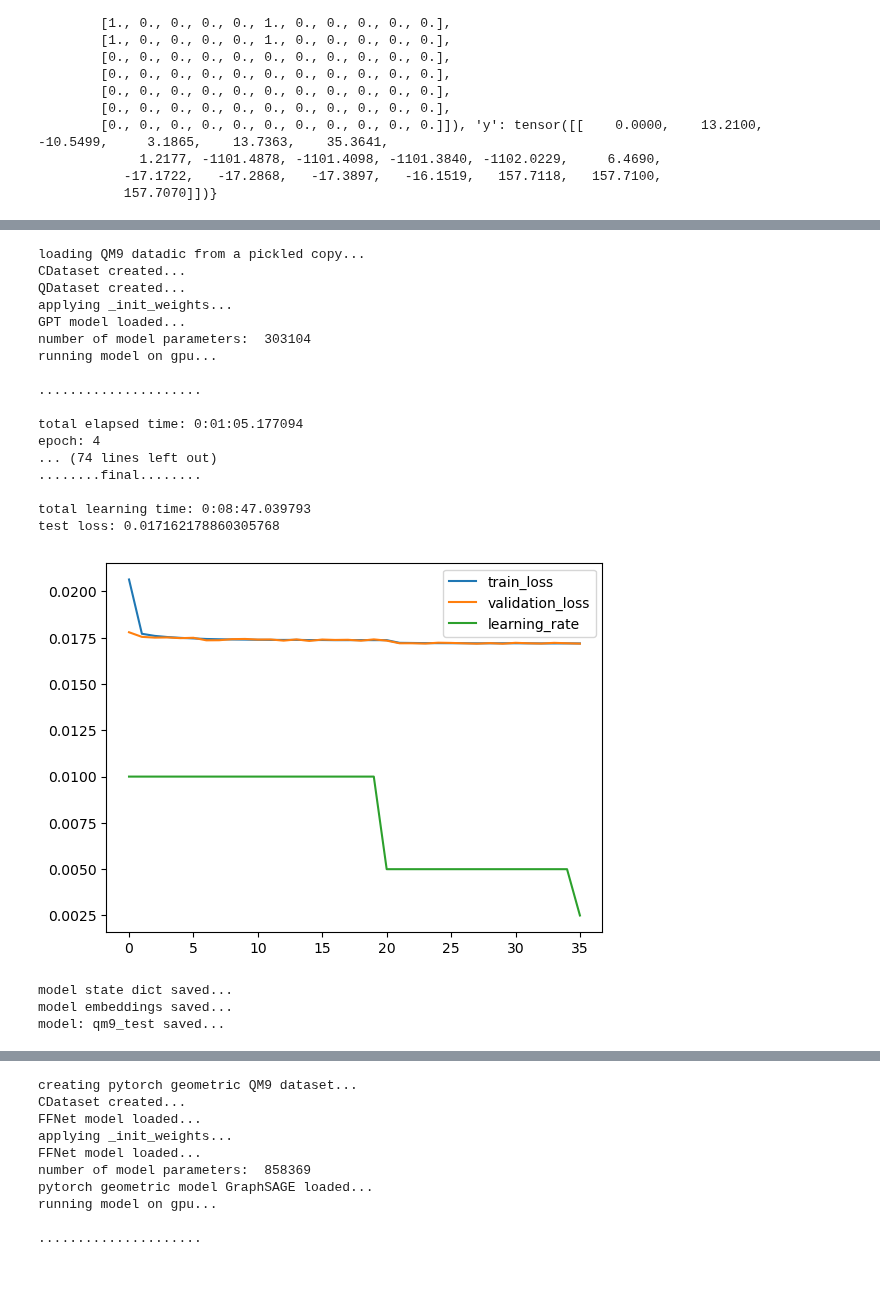
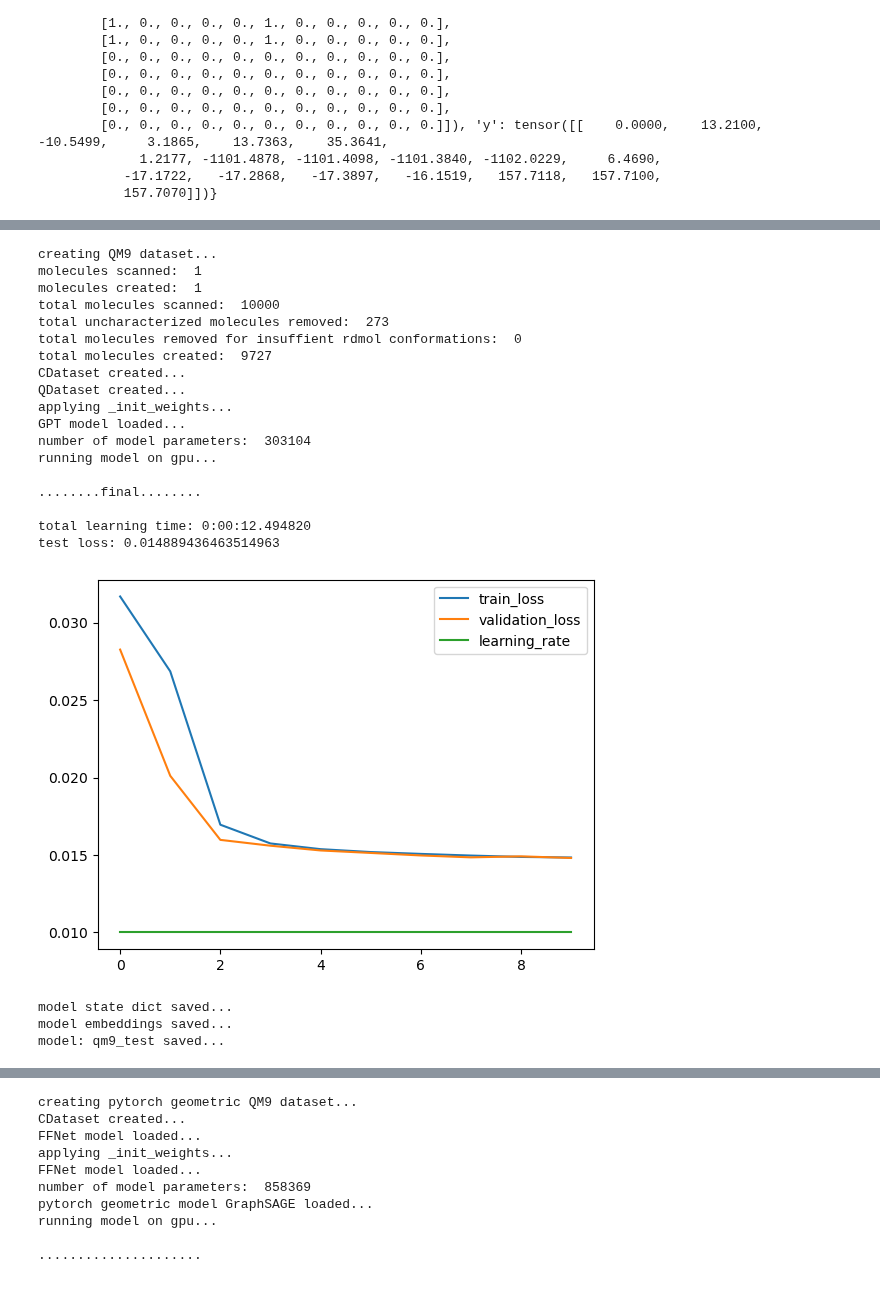
Before and after one commit to icanswim/qchem, a Jupyter notebook: experiment.ipynb, the cells around one changed output, grey strips where cells are left out. Saved outputs shown, nothing was run; the diff lists cells and outputs as text; code cells hidden in the pictures.

Commit message:
finish tests then push to main

```diff
--- a/experiment.ipynb
+++ b/experiment.ipynb
@@ -1106,7 +1113,7 @@ ds_param = {'train_param': {'input_dict': {'tokens': ['tokens']},
                             'transforms': {'tokens': [Encode(vocab=srt_vocab, pad_token='[PAD]'),
                                                       Pad1d(d_seq+1), AsTensor()]},
                             #'filter_on': ('n_atoms','>','20'),
-                            #'n': 10000, #non-random subset for testing,
+                            'n': 10000, #non-random subset for testing,
                             'use_pickle': 'qm9_seq_10.pkl', #use pickle if exists otherwise create
                             'n_conformers': 10,
                             'dict2data': True,
@@ -1135,43 +1142,44 @@ opt_param = {'lr': 0.01}
 crit_param = {}
 
 sample_param = {'set_seed': 88,
                 'splits': (.7,.15)}
 
 sched_param = {'factor': .5,
                'patience': 5,
                'cooldown': 5}
 
 learn = Learn([QM9_seq],
               GPT,
               Metrics=Metrics,
               Sampler=Selector,
               Optimizer=Adam,
               Scheduler=ReduceLROnPlateau,
               Criterion=CrossEntropyLoss,
               model_param=model_param, ds_param=ds_param, sample_param=sample_param,
               opt_param=opt_param, sched_param=sched_param, crit_param=crit_param,
               metrics_param=metrics_param,
-              batch_size=32, epochs=100, gpu=True, save_model='qm9_test',
+              batch_size=32, epochs=10, gpu=True, save_model='qm9_test',
               load_model=None, load_embed=False, target='y')
 # %% [output]
-loading QM9 datadic from a pickled copy...
+creating QM9 dataset...
+molecules scanned:  1
+molecules created:  1
+total molecules scanned:  10000
+total uncharacterized molecules removed:  273
+total molecules removed for insuffient rdmol conformations:  0
+total molecules created:  9727
 CDataset created...
 QDataset created...
 applying _init_weights...
 GPT model loaded...
 number of model parameters:  303104
 running model on gpu...
 
-.....................
-
-total elapsed time: 0:01:05.177094
-epoch: 4
-... (74 lines left out)
 ........final........
 
-total learning time: 0:08:47.039793
-test loss: 0.017162178860305768
+total learning time: 0:00:12.494820
+test loss: 0.014889436463514963
-[figure, old version]
+[figure, new version]
 model state dict saved...
 model embeddings saved...
 model: qm9_test saved...
```
Also changed, not shown: parts of 16 cells of this notebook, 1 other file.
